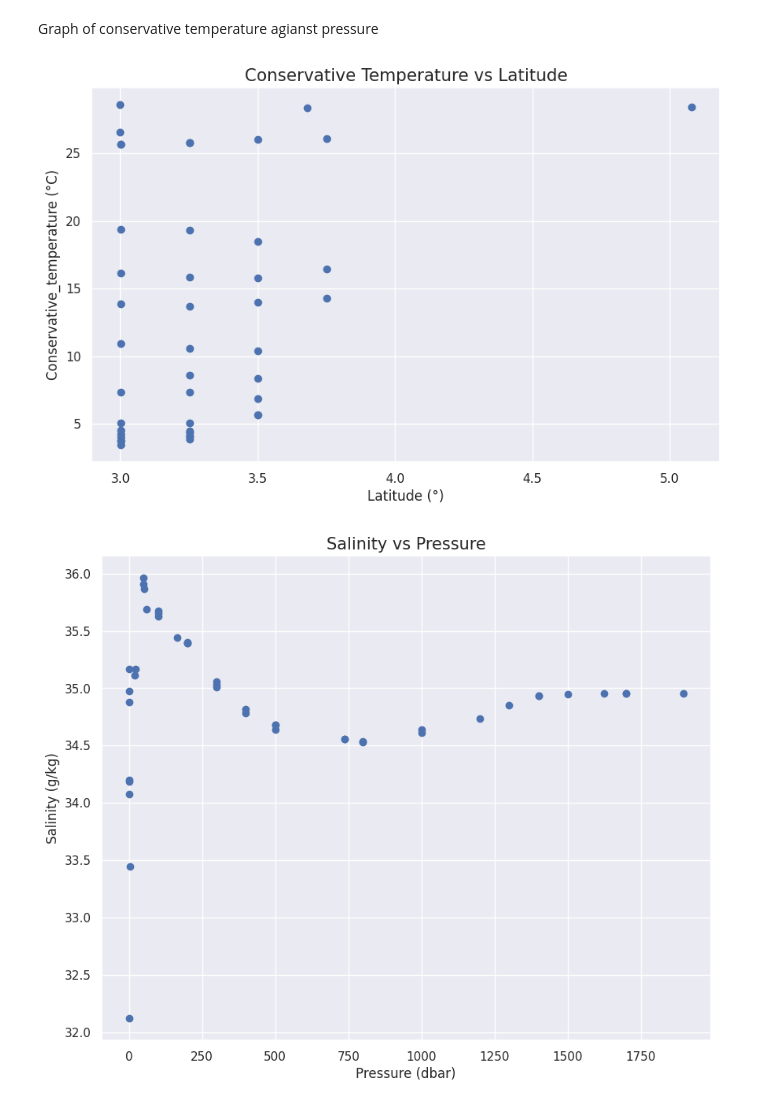
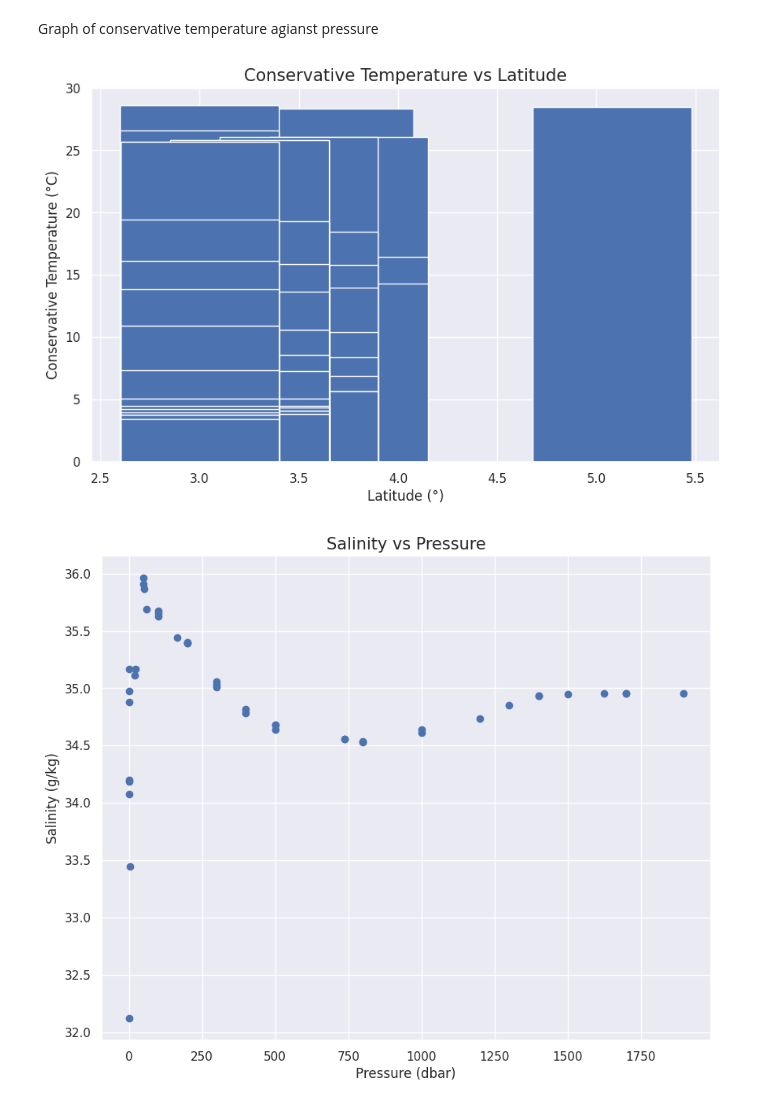
Before and after one commit to enochbayode/TEOS-10, a Jupyter notebook: TEOS_10_model.ipynb, the cells around one changed output. Cells and saved outputs as stored; diff of their text form; code cells hidden in the pictures.

```diff
--- a/TEOS_10_model.ipynb
+++ b/TEOS_10_model.ipynb
@@ -256,21 +258,21 @@ plt.show()
 Graph of conservative temperature agianst pressure
 # %%
 # Plot the data
-plt.figure(figsize=(10,6))
+plt.figure(figsize=(10, 6))
 
-# Plot temperature
-#plt.plot(time, temperature, label='Temperature (°C)', color='red')
-# Plot salinity
-#plt.plot(time, P_salinity, label='Salinity (psu)', color='blue')
 
-plt.scatter(latitude, conservative_temperature) # X, y
+
+# Create a bar chart
+plt.bar(latitude, conservative_temperature)
+
 plt.xlabel('Latitude (°)')
-plt.ylabel('Conservative_temperature (°C)')
-plt.title('Conservative Temperature vs Latitude', size = '15')
+plt.ylabel('Conservative Temperature (°C)')
+plt.title('Conservative Temperature vs Latitude', size=15)
 plt.grid(True)
+
 plt.show()
 # %% [output]
-[figure, old version]
+[figure, new version]
 # %%
 # Plot the data
 plt.figure(figsize=(10,8))
```
Also changed, not shown: parts of 4 cells of this notebook.
